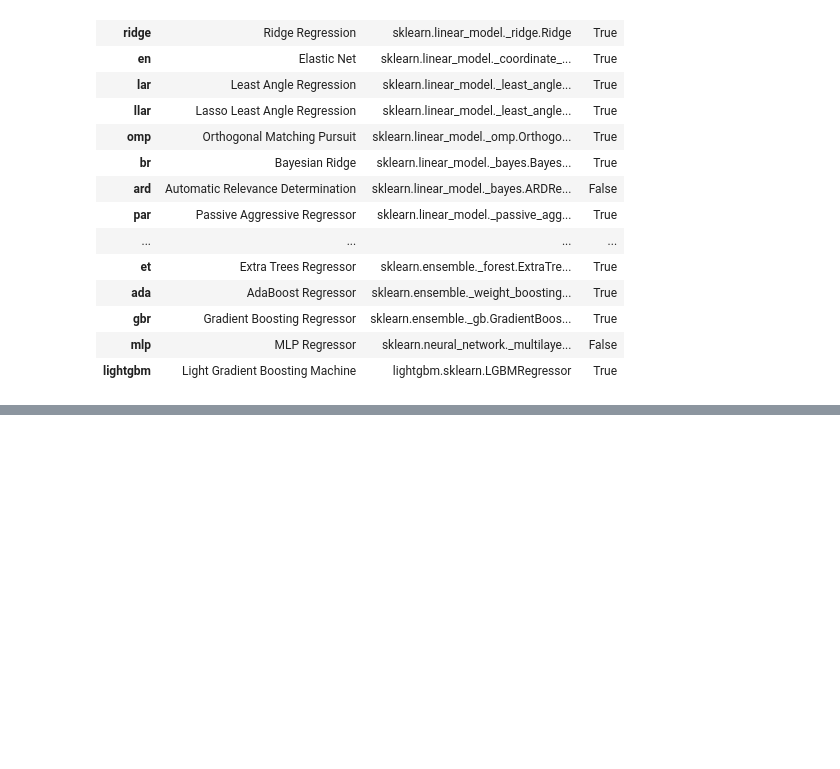
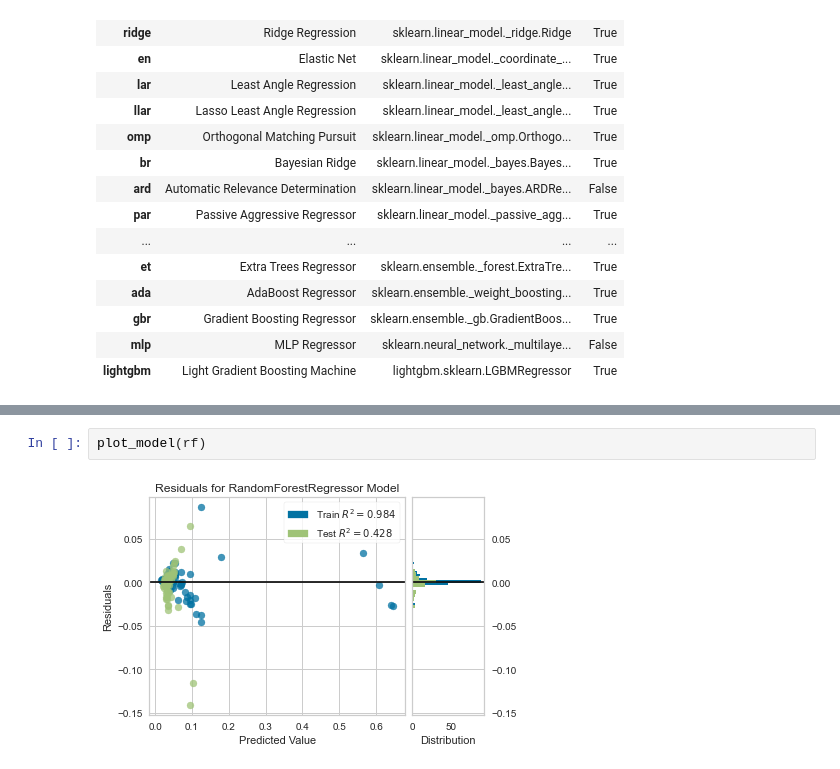
Before and after one commit to Haydenfiege/utility-forecaster, a Jupyter notebook: pycaret_forecast/pycaret_test.ipynb, the cells around one changed output, grey strips where cells are left out. Drawn from its saved outputs; the diff is of its cells as text; blank space fills up the shorter version.

```diff
--- a/pycaret_forecast/pycaret_test.ipynb
+++ b/pycaret_forecast/pycaret_test.ipynb
@@ -172,0 +238,4 @@ AdaBoostRegressor(base_estimator=None, learning_rate=0.05, loss='linear',
+# %%
+plot_model(rf)
+# %% [output]
+[figure, added]
```
Also changed, not shown: parts of 38 cells of this notebook.
